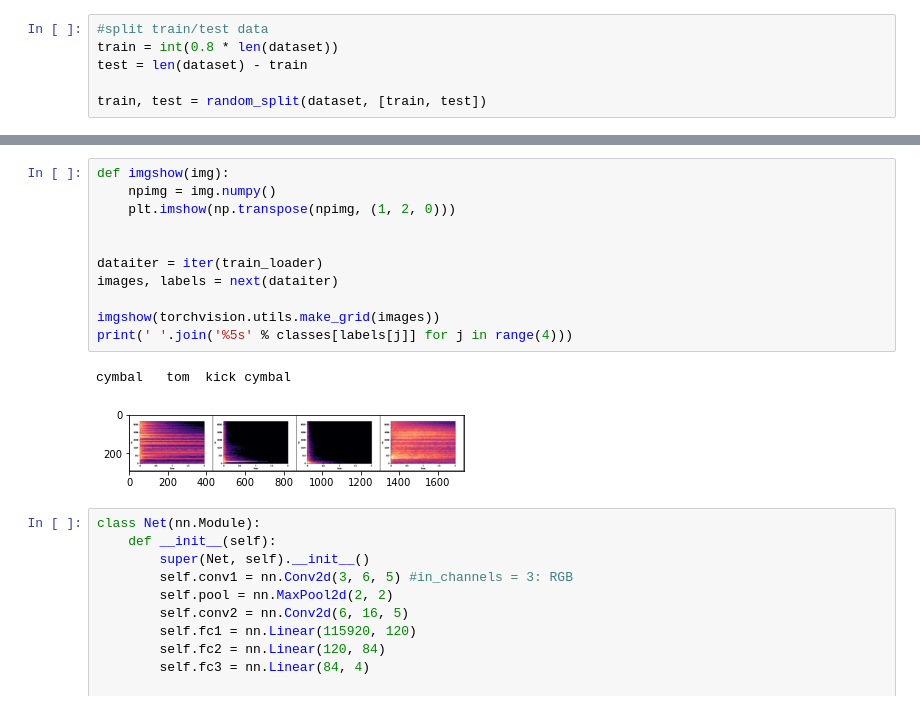
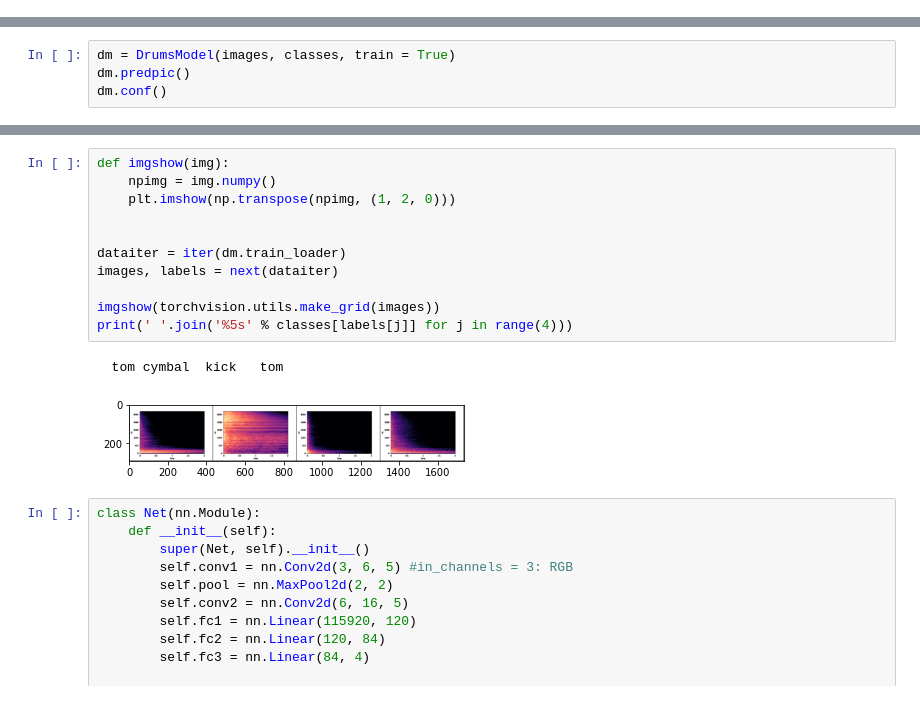
Before and after one commit to erinlopez/ADT, a Jupyter notebook: drums pytorch.ipynb, the cells around one changed output, grey strips where cells are left out. Cells and saved outputs as stored; diff of their text form.

```diff
--- a/drums pytorch.ipynb
+++ b/drums pytorch.ipynb
@@ -22,7 +18 @@ dataset = datasets.ImageFolder(root = images, transform = transform)
-# %%
-#split train/test data
-train = int(0.8 * len(dataset))
-test = len(dataset) - train
-
-train, test = random_split(dataset, [train, test])
 # %%
@@ -33,0 +98,4 @@ classes = ('cymbal', 'kick', 'snare', 'tom') #in order of folders
+# %%
+dm = DrumsModel(images, classes, train = True)
+dm.predpic()
+dm.conf()
@@ -34,17 +113,17 @@ classes = ('cymbal', 'kick', 'snare', 'tom') #in order of folders
 # %%
 def imgshow(img):
     npimg = img.numpy()
     plt.imshow(np.transpose(npimg, (1, 2, 0)))
 
 
-dataiter = iter(train_loader)
+dataiter = iter(dm.train_loader)
 images, labels = next(dataiter)
 
 imgshow(torchvision.utils.make_grid(images))
 print(' '.join('%5s' % classes[labels[j]] for j in range(4)))
 # %% [output]
-cymbal   tom  kick cymbal
+  tom cymbal  kick   tom
-[figure, old version]
+[figure, new version]
 # %%
 class Net(nn.Module):
     def __init__(self):
```
Also changed, not shown: parts of 12 cells of this notebook.
